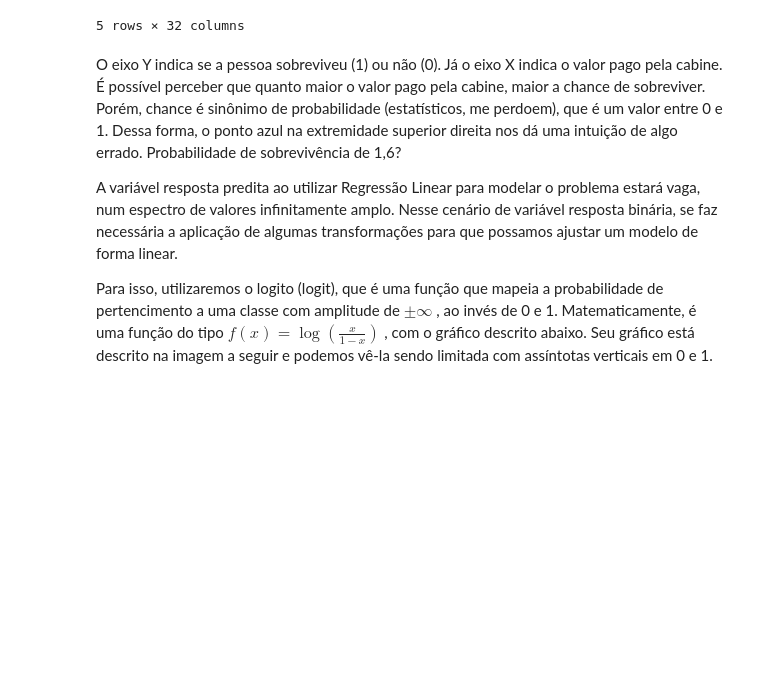
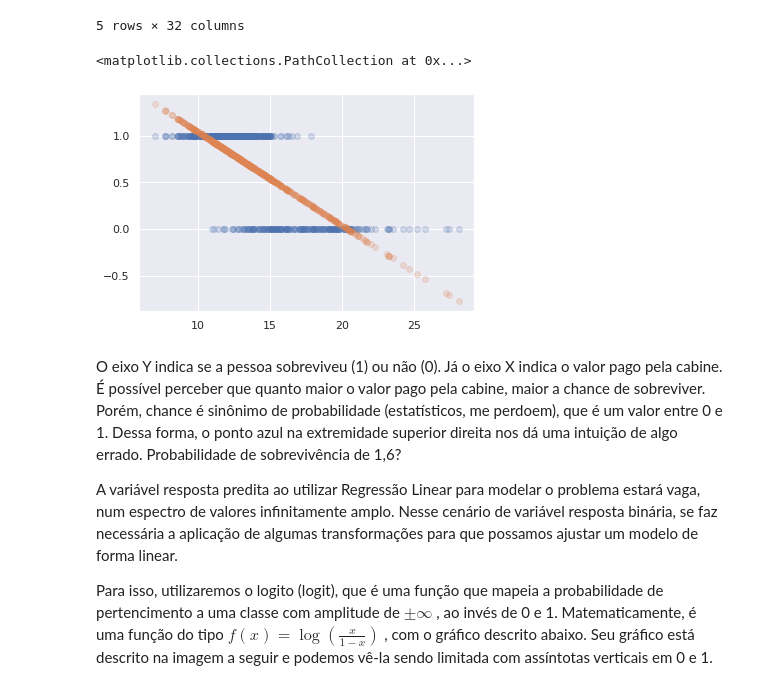
Before and after one commit to walisson-silva-ada/827-data-science, a Jupyter notebook: 03. Regressão Logística/3.1. Regressão Logística.ipynb, the cells around one changed output. Cells and saved outputs as stored; diff of their text form; code cells hidden in the pictures; blank space fills up the shorter version.

```diff
--- a/03. Regressão Logística/3.1. Regressão Logística.ipynb
+++ b/03. Regressão Logística/3.1. Regressão Logística.ipynb
@@ -158,6 +158,19 @@ cancer.head()
 | 3 | 11.42 | 20.38 | 77.58 | 386.1 | 0.14250 | 0.28390 | ... |
 | 4 | 20.29 | 14.34 | 135.10 | 1297.0 | 0.10030 | 0.13280 | ... |
 5 rows × 32 columns
+# %%
+X_cancer = cancer[['mean radius']]
+y_cancer = cancer['target']
+# %%
+lr_cancer = LinearRegression().fit(X_cancer, y_cancer)
+# %%
+y_est_cancer = lr_cancer.predict(X_cancer)
+# %%
+plt.scatter(X_cancer, y_cancer, alpha=0.2)
+plt.scatter(X_cancer, y_est_cancer, alpha=0.2)
+# %% [output]
+<matplotlib.collections.PathCollection at 0x...>
+[figure, added]
 # %% [markdown]
 O eixo Y indica se a pessoa sobreviveu (1) ou não (0). Já o eixo X indica o valor pago pela cabine. É possível perceber que quanto maior o valor pago pela cabine, maior a chance de sobreviver. Porém, chance é sinônimo de probabilidade (estatísticos, me perdoem), que é um valor entre 0 e 1. Dessa forma, o ponto azul na extremidade superior direita nos dá uma intuição de algo errado. Probabilidade de sobrevivência de 1,6?
 
```
Also changed, not shown: parts of 2 cells of this notebook.
